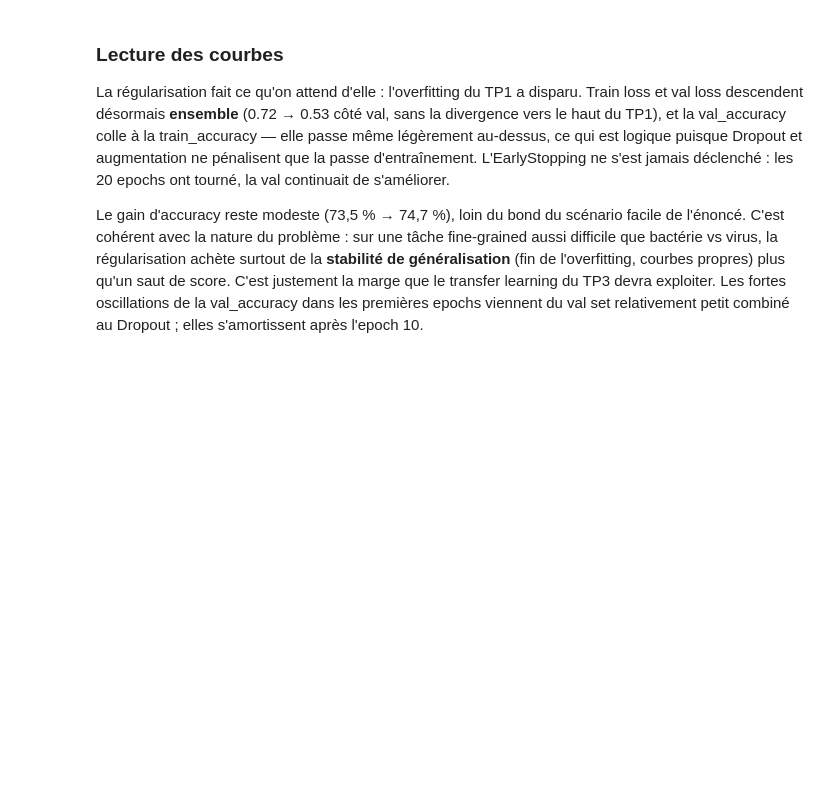
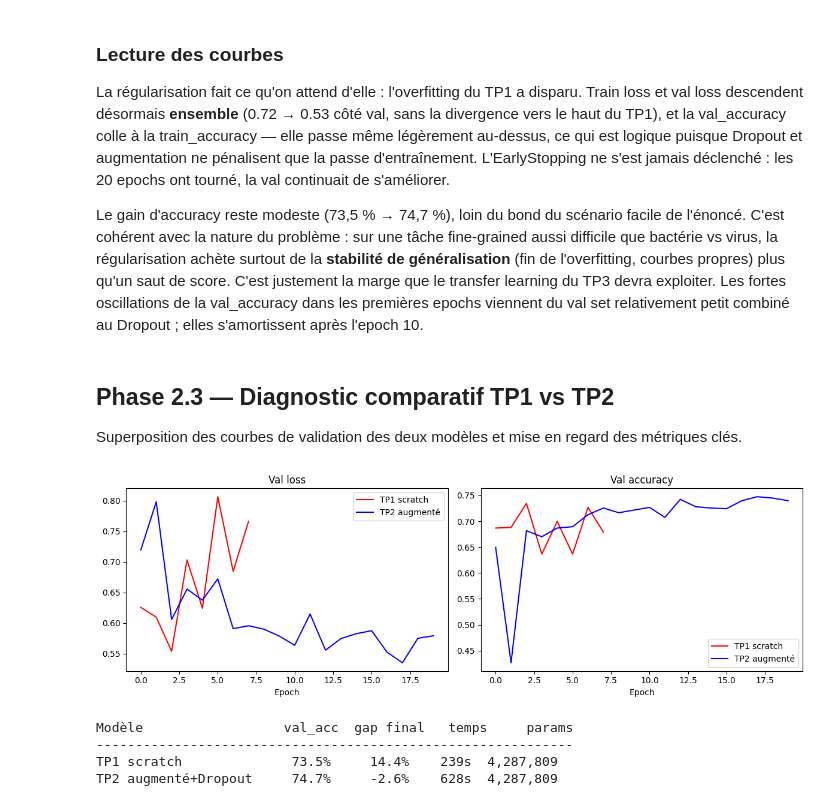
Before and after one commit to TheoKraichette/deeplearning-j3-cnn-classification-images-KRAICHETTE-Theo, a Jupyter notebook: cnn_pneumonie.ipynb, the cells around one changed output. Saved outputs shown, nothing was run; the diff lists cells and outputs as text; code cells hidden in the pictures; blank space fills up the shorter version.

Commit message:
phase 2.3 comparaison scratch vs augmente

```diff
--- a/cnn_pneumonie.ipynb
+++ b/cnn_pneumonie.ipynb
@@ -489,3 +489,49 @@ plot_history(history_augmented, "CNN augmente + Dropout")
 La régularisation fait ce qu'on attend d'elle : l'overfitting du TP1 a disparu. Train loss et val loss descendent désormais **ensemble** (0.72 → 0.53 côté val, sans la divergence vers le haut du TP1), et la val_accuracy colle à la train_accuracy — elle passe même légèrement au-dessus, ce qui est logique puisque Dropout et augmentation ne pénalisent que la passe d'entraînement. L'EarlyStopping ne s'est jamais déclenché : les 20 epochs ont tourné, la val continuait de s'améliorer.
 
 Le gain d'accuracy reste modeste (73,5 % → 74,7 %), loin du bond du scénario facile de l'énoncé. C'est cohérent avec la nature du problème : sur une tâche fine-grained aussi difficile que bactérie vs virus, la régularisation achète surtout de la **stabilité de généralisation** (fin de l'overfitting, courbes propres) plus qu'un saut de score. C'est justement la marge que le transfer learning du TP3 devra exploiter. Les fortes oscillations de la val_accuracy dans les premières epochs viennent du val set relativement petit combiné au Dropout ; elles s'amortissent après l'epoch 10.
+# %% [markdown]
+## Phase 2.3 — Diagnostic comparatif TP1 vs TP2
+
+Superposition des courbes de validation des deux modèles et mise en regard des métriques clés.
+# %%
+plt.figure(figsize=(12, 4))
+
+plt.subplot(1, 2, 1)
+plt.plot(history_scratch.history['val_loss'], color='red', label='TP1 scratch')
+plt.plot(history_augmented.history['val_loss'], color='blue', label='TP2 augmenté')
+plt.title('Val loss')
+plt.xlabel('Epoch')
+plt.legend()
+
+plt.subplot(1, 2, 2)
+plt.plot(history_scratch.history['val_accuracy'], color='red', label='TP1 scratch')
+plt.plot(history_augmented.history['val_accuracy'], color='blue', label='TP2 augmenté')
+plt.title('Val accuracy')
+plt.xlabel('Epoch')
+plt.legend()
+
+plt.tight_layout()
+plt.savefig("comparison_tp1_tp2.png", dpi=100)
+plt.show()
+# %% [output]
+[figure, added]
+# %%
+def final_gap(history):
+    # Écart train/val d'accuracy au dernier epoch : mesure robuste de la divergence.
+    # (L'écart au meilleur epoch est masqué par restore_best_weights ; l'écart max
+    # est pollué par le bruit de la val en début d'entraînement.)
+    return history.history['accuracy'][-1] - history.history['val_accuracy'][-1]
+
+print(f"{'Modèle':<22} {'val_acc':>8} {'gap final':>10} {'temps':>7} {'params':>10}")
+print('-' * 61)
+for name, hist, t, model in [
+    ('TP1 scratch', history_scratch, training_time_scratch, model_scratch),
+    ('TP2 augmenté+Dropout', history_augmented, training_time_augmented, model_augmented),
+]:
+    print(f"{name:<22} {max(hist.history['val_accuracy']):>7.1%} "
+          f"{final_gap(hist):>9.1%} {t:>6.0f}s {model.count_params():>10,}")
+# %% [output]
+Modèle                  val_acc  gap final   temps     params
+-------------------------------------------------------------
+TP1 scratch              73.5%     14.4%    239s  4,287,809
+TP2 augmenté+Dropout     74.7%     -2.6%    628s  4,287,809
```
Also changed, not shown: parts of 1 cell of this notebook, 1 other file.
